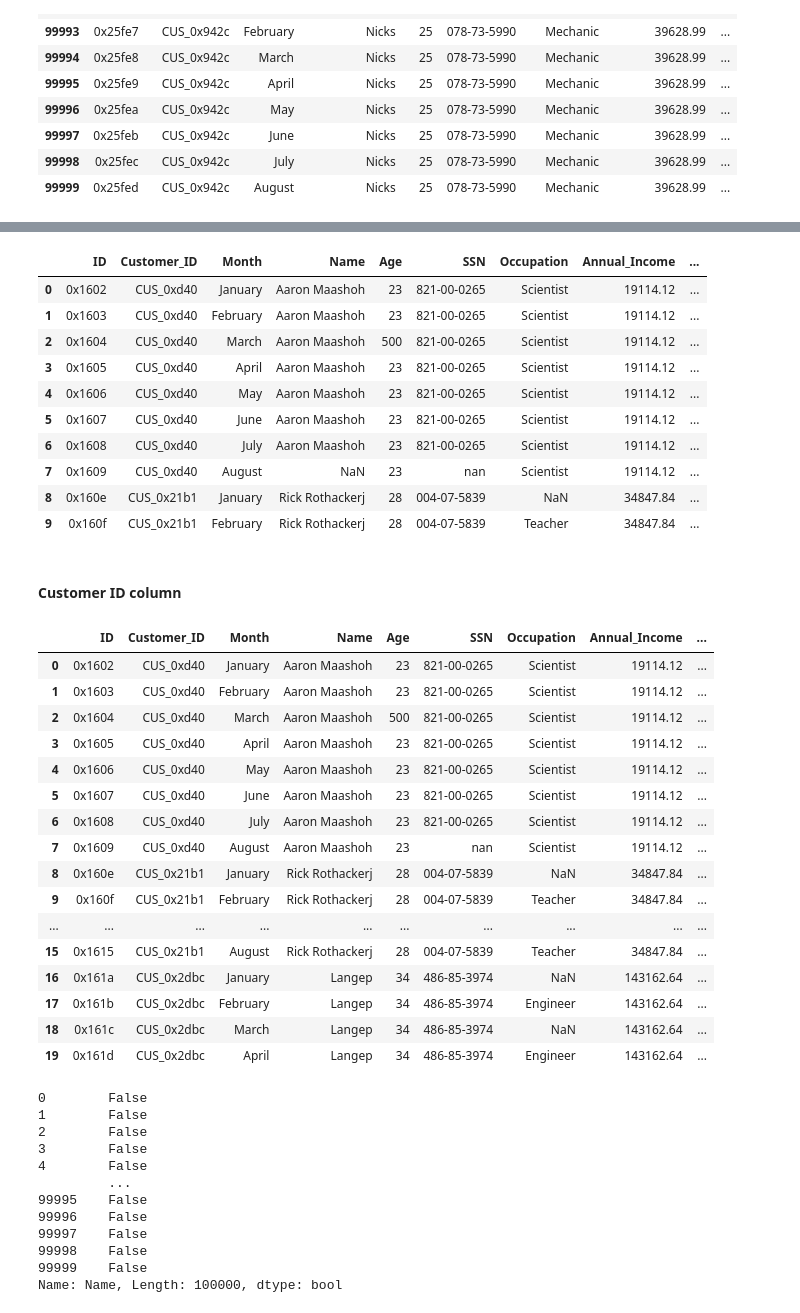
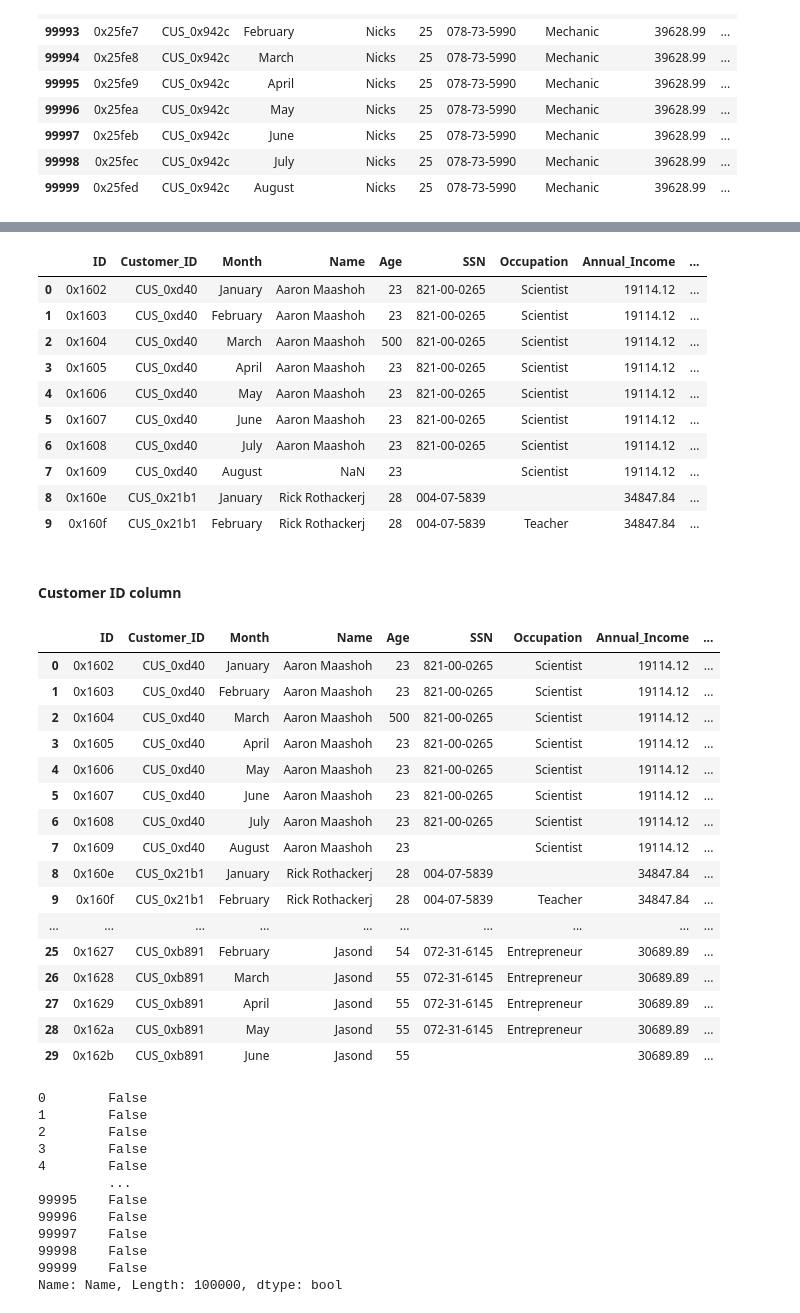
Before and after one commit to dnamisstriving/PortfolioProjects, a Jupyter notebook: Data Cleaning & Insights (actual project).ipynb, the cells around one changed output, grey strips where cells are left out. Cells and saved outputs as stored; diff of their text form; code cells hidden in the pictures.

```diff
--- a/Data Cleaning & Insights (actual project).ipynb
+++ b/Data Cleaning & Insights (actual project).ipynb
@@ -8,7 +8,7 @@ import matplotlib.pyplot as plt
 # %%
 pd.set_option('display.max_columns', None)
 # %%
-df = pd.read_csv(r"C:\Users\t\OneDrive\Desktop\Data Analyst\Credit Score Classification edited.csv")
+df = pd.read_csv(r"C:\Users\t\OneDrive\Desktop\Data Analyst\CSC edited.csv")
 
 df
 # %% [output]
@@ -120,10 +120,11 @@ df
 # %%
+# I use excel filter to find popuplar special charaters
 df['Age'] = df['Age'].str.strip("_-")
 df['SSN'] = df['SSN'].str.strip("#F%$D@*&")
 df['SSN'] = df['SSN'].str.replace(r'^(8)$','',regex = True)
 df['Occupation'] = df['Occupation'].str.strip("_______")
 df['Annual_Income'] = df['Annual_Income'].str.strip("_")
-df['Num_of_Loan'] = df['Annual_Income'].str.strip("_")
+df['Num_of_Loan'] = df['Num_of_Loan'].str.strip("_")
 df['Num_of_Delayed_Payment'] = df['Num_of_Delayed_Payment'].str.strip("_")
 df['Changed_Credit_Limit'] = df['Changed_Credit_Limit'].str.strip("_")
 df['Credit_Mix'] = df['Credit_Mix'].str.strip("_")
@@ -233,8 +234,8 @@ df.head(10)
 | 4 | 0x1606 | CUS_0xd40 | May | Aaron Maashoh | 23 | 821-00-0265 | Scientist | 19114.12 | ... |
 | 5 | 0x1607 | CUS_0xd40 | June | Aaron Maashoh | 23 | 821-00-0265 | Scientist | 19114.12 | ... |
 | 6 | 0x1608 | CUS_0xd40 | July | Aaron Maashoh | 23 | 821-00-0265 | Scientist | 19114.12 | ... |
-| 7 | 0x1609 | CUS_0xd40 | August | NaN | 23 | nan | Scientist | 19114.12 | ... |
-| 8 | 0x160e | CUS_0x21b1 | January | Rick Rothackerj | 28 | 004-07-5839 | NaN | 34847.84 | ... |
+| 7 | 0x1609 | CUS_0xd40 | August | NaN | 23 |  | Scientist | 19114.12 | ... |
+| 8 | 0x160e | CUS_0x21b1 | January | Rick Rothackerj | 28 | 004-07-5839 |  | 34847.84 | ... |
 | 9 | 0x160f | CUS_0x21b1 | February | Rick Rothackerj | 28 | 004-07-5839 | Teacher | 34847.84 | ... |
 # %% [markdown]
 #### Customer ID column
@@ -246,25 +247,25 @@ for id in Customer_IDs:
     realname = df.loc[(df['Customer_ID'] == id) & (df['Name'].notna())]['Name'].values[0]
     df.loc[(df['Customer_ID'] == id) & (df['Name'].isna()), ['Name']] = realname
 # %%
-df.head(20)
+df.head(30)
 # %% [output]
 |  | ID | Customer_ID | Month | Name | Age | SSN | Occupation | Annual_Income | ... |
 | 0 | 0x1602 | CUS_0xd40 | January | Aaron Maashoh | 23 | 821-00-0265 | Scientist | 19114.12 | ... |
 | 1 | 0x1603 | CUS_0xd40 | February | Aaron Maashoh | 23 | 821-00-0265 | Scientist | 19114.12 | ... |
 | 2 | 0x1604 | CUS_0xd40 | March | Aaron Maashoh | 500 | 821-00-0265 | Scientist | 19114.12 | ... |
 | 3 | 0x1605 | CUS_0xd40 | April | Aaron Maashoh | 23 | 821-00-0265 | Scientist | 19114.12 | ... |
 | 4 | 0x1606 | CUS_0xd40 | May | Aaron Maashoh | 23 | 821-00-0265 | Scientist | 19114.12 | ... |
 | 5 | 0x1607 | CUS_0xd40 | June | Aaron Maashoh | 23 | 821-00-0265 | Scientist | 19114.12 | ... |
 | 6 | 0x1608 | CUS_0xd40 | July | Aaron Maashoh | 23 | 821-00-0265 | Scientist | 19114.12 | ... |
-| 7 | 0x1609 | CUS_0xd40 | August | Aaron Maashoh | 23 | nan | Scientist | 19114.12 | ... |
-| 8 | 0x160e | CUS_0x21b1 | January | Rick Rothackerj | 28 | 004-07-5839 | NaN | 34847.84 | ... |
+| 7 | 0x1609 | CUS_0xd40 | August | Aaron Maashoh | 23 |  | Scientist | 19114.12 | ... |
+| 8 | 0x160e | CUS_0x21b1 | January | Rick Rothackerj | 28 | 004-07-5839 |  | 34847.84 | ... |
 | 9 | 0x160f | CUS_0x21b1 | February | Rick Rothackerj | 28 | 004-07-5839 | Teacher | 34847.84 | ... |
 | ... | ... | ... | ... | ... | ... | ... | ... | ... | ... |
-| 15 | 0x1615 | CUS_0x21b1 | August | Rick Rothackerj | 28 | 004-07-5839 | Teacher | 34847.84 | ... |
-| 16 | 0x161a | CUS_0x2dbc | January | Langep | 34 | 486-85-3974 | NaN | 143162.64 | ... |
-| 17 | 0x161b | CUS_0x2dbc | February | Langep | 34 | 486-85-3974 | Engineer | 143162.64 | ... |
-| 18 | 0x161c | CUS_0x2dbc | March | Langep | 34 | 486-85-3974 | NaN | 143162.64 | ... |
-| 19 | 0x161d | CUS_0x2dbc | April | Langep | 34 | 486-85-3974 | Engineer | 143162.64 | ... |
+| 25 | 0x1627 | CUS_0xb891 | February | Jasond | 54 | 072-31-6145 | Entrepreneur | 30689.89 | ... |
+| 26 | 0x1628 | CUS_0xb891 | March | Jasond | 55 | 072-31-6145 | Entrepreneur | 30689.89 | ... |
+| 27 | 0x1629 | CUS_0xb891 | April | Jasond | 55 | 072-31-6145 | Entrepreneur | 30689.89 | ... |
+| 28 | 0x162a | CUS_0xb891 | May | Jasond | 55 | 072-31-6145 | Entrepreneur | 30689.89 | ... |
+| 29 | 0x162b | CUS_0xb891 | June | Jasond | 55 |  |  | 30689.89 | ... |
 # %%
 df['Name'].isnull()
 # %% [output]
```
Also changed, not shown: parts of 40 cells of this notebook.
